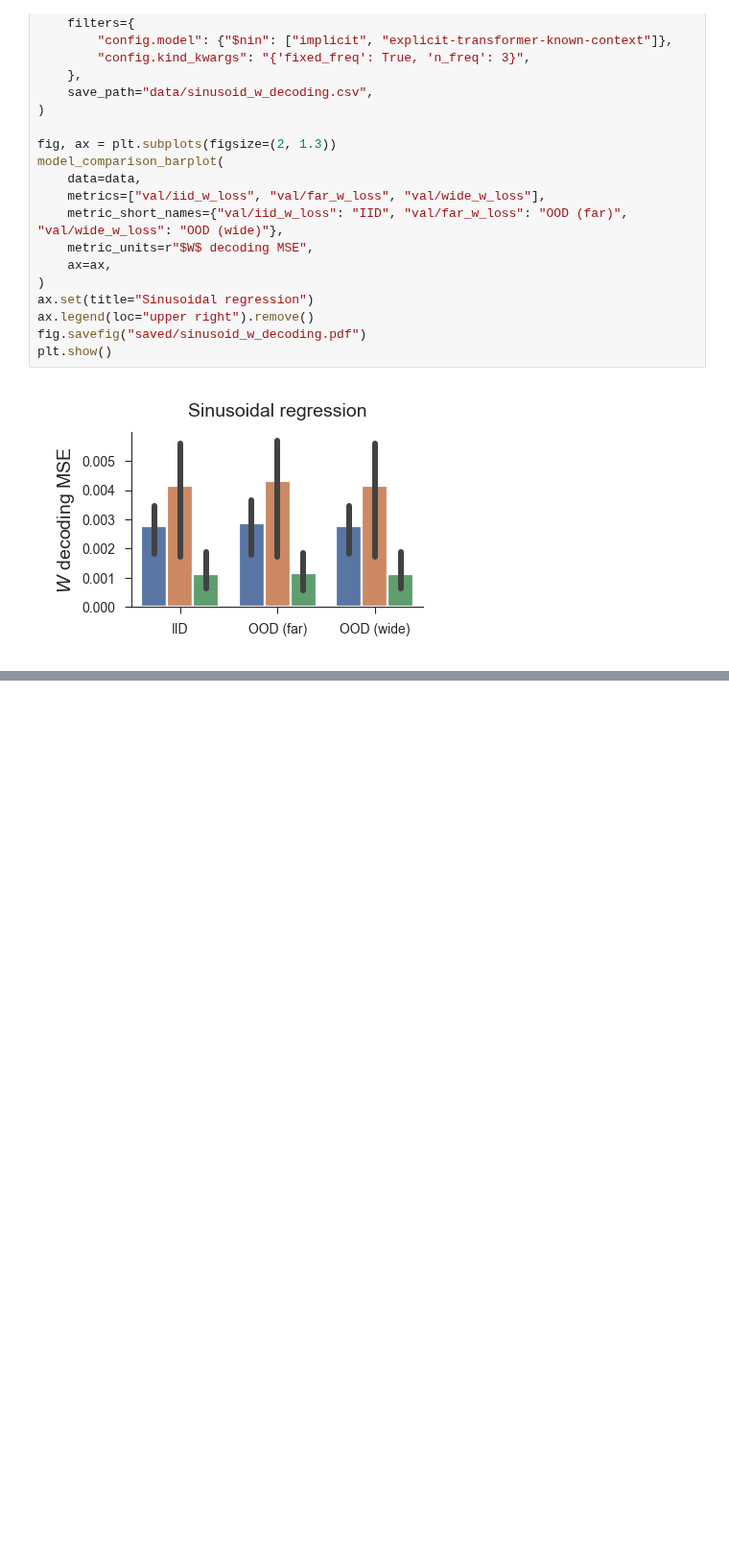
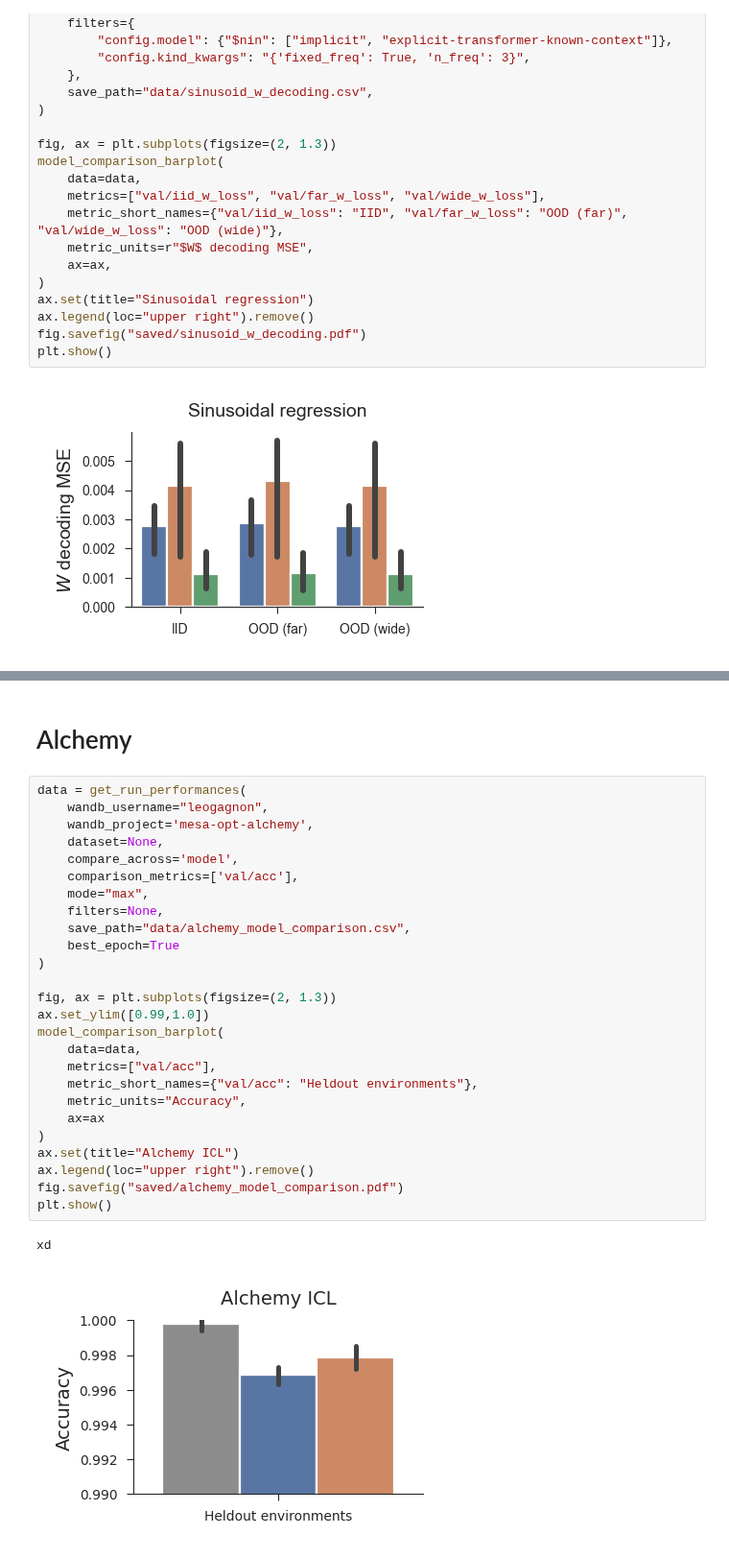
Before and after one commit to EricElmoznino/explicit_implicit_icl, a Jupyter notebook: notebooks/paper/figures.ipynb, the cells around one changed output, grey strips where cells are left out. Shown at 96% size. Drawn from its saved outputs; the diff is of its cells as text; blank space fills up the shorter version.

```diff
--- a/notebooks/paper/figures.ipynb
+++ b/notebooks/paper/figures.ipynb
@@ -396,0 +426,31 @@ plt.show()
+# %% [markdown]
+# Alchemy
+# %%
+data = get_run_performances(
+    wandb_username="leogagnon",
+    wandb_project='mesa-opt-alchemy',
+    dataset=None,
+    compare_across='model',
+    comparison_metrics=['val/acc'],
+    mode="max",
+    filters=None,
+    save_path="data/alchemy_model_comparison.csv",
+    best_epoch=True
+)
+
+fig, ax = plt.subplots(figsize=(2, 1.3))
+ax.set_ylim([0.99,1.0])
+model_comparison_barplot(
+    data=data,
+    metrics=["val/acc"],
+    metric_short_names={"val/acc": "Heldout environments"},
+    metric_units="Accuracy",
+    ax=ax
+)
+ax.set(title="Alchemy ICL")
+ax.legend(loc="upper right").remove()
+fig.savefig("saved/alchemy_model_comparison.pdf")
+plt.show()
+# %% [output]
+xd
+[figure, added]
```
Also changed, not shown: parts of 3 cells of this notebook, 3 other files.
